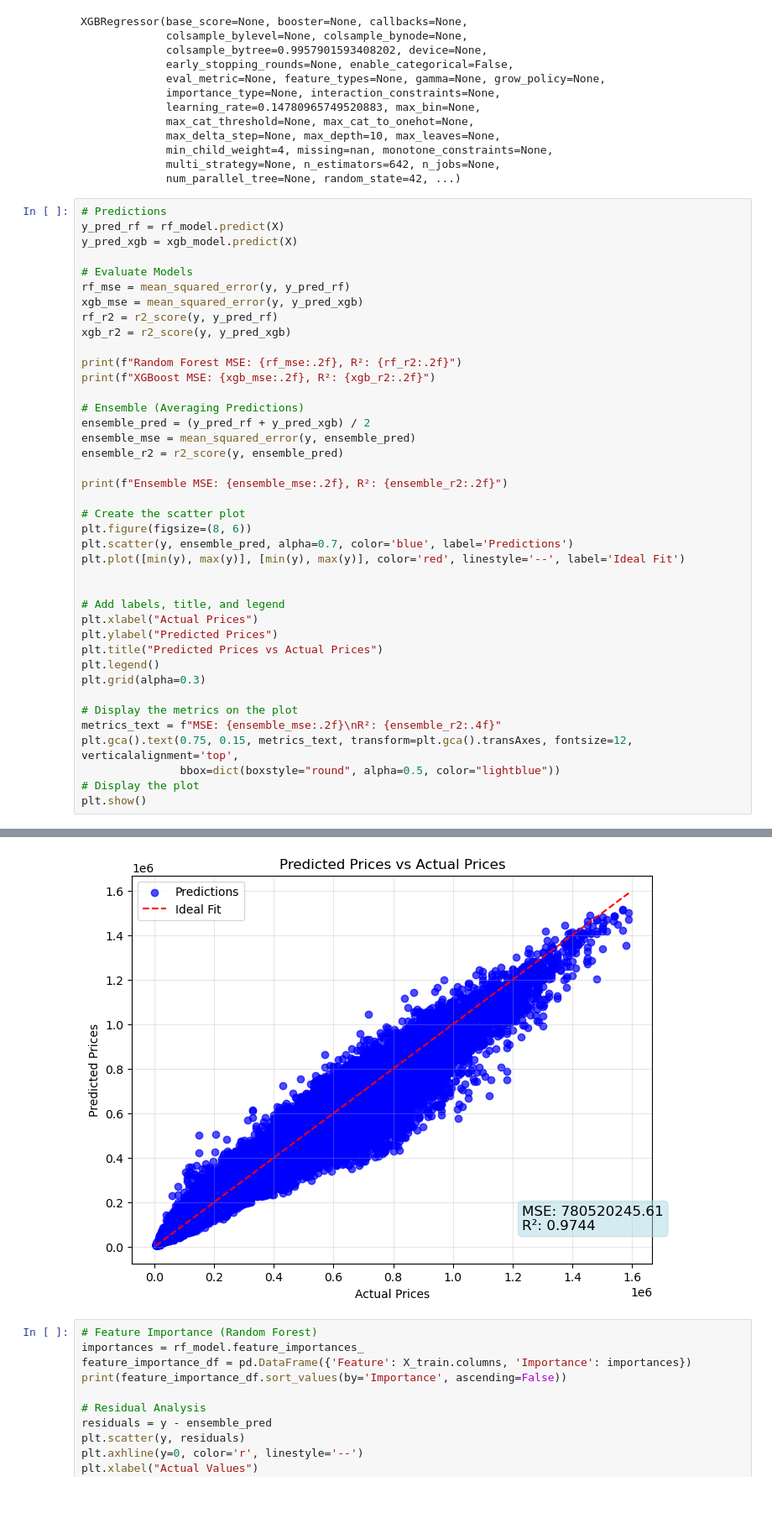
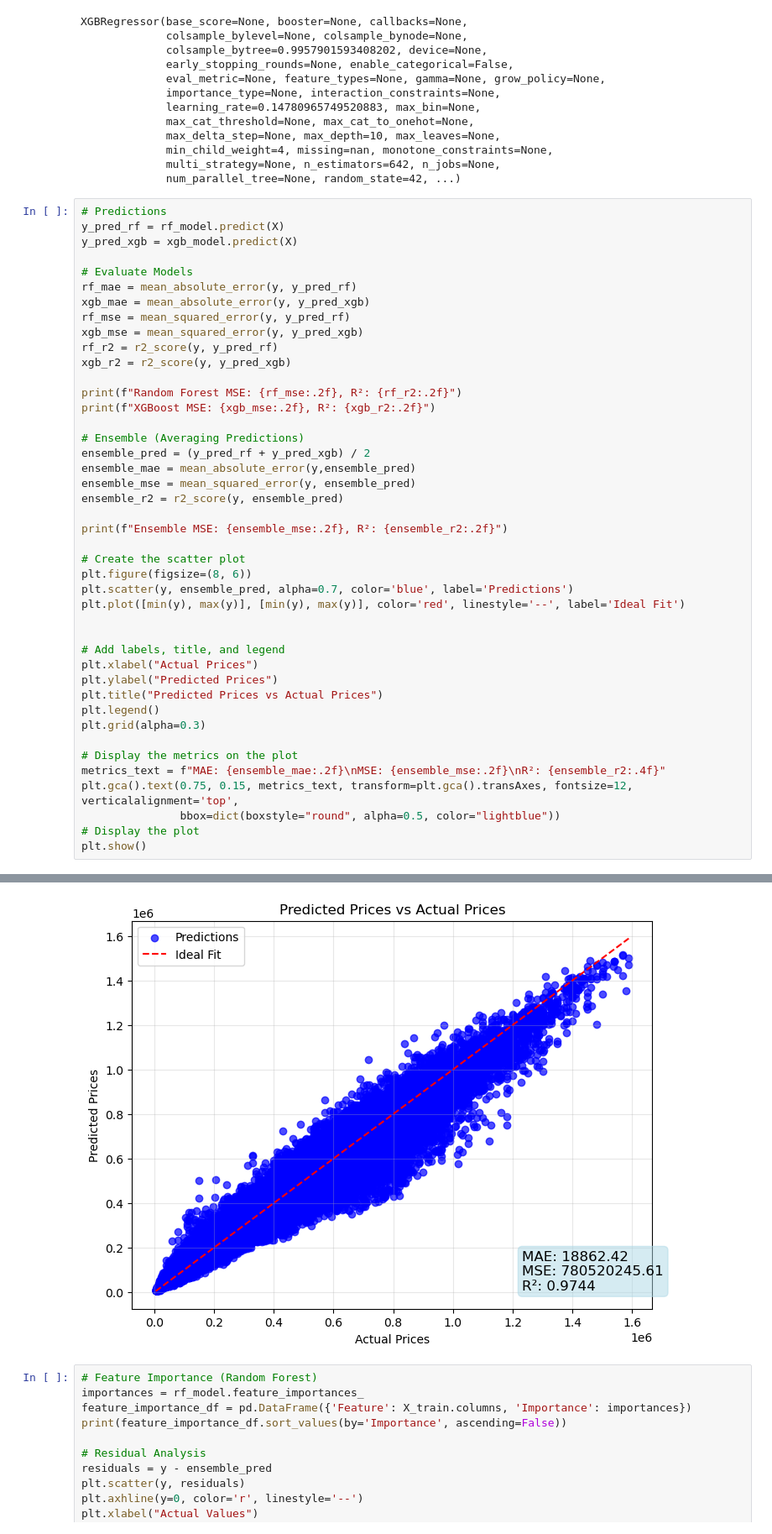
Before and after one commit to bossman2406/Housing-Prices-AI, a Jupyter notebook: price_prediction_all.ipynb, the cells around one changed output, grey strips where cells are left out. Shown: that part at 84% size. Drawn from its saved outputs; the diff is of its cells as text; blank space fills up the shorter version.

```diff
--- a/price_prediction_all.ipynb
+++ b/price_prediction_all.ipynb
@@ -260,6 +260,8 @@ y_pred_rf = rf_model.predict(X)
 y_pred_xgb = xgb_model.predict(X)
 
 # Evaluate Models
+rf_mae = mean_absolute_error(y, y_pred_rf)
+xgb_mae = mean_absolute_error(y, y_pred_xgb)
 rf_mse = mean_squared_error(y, y_pred_rf)
 xgb_mse = mean_squared_error(y, y_pred_xgb)
 rf_r2 = r2_score(y, y_pred_rf)
@@ -270,35 +272,36 @@ print(f"XGBoost MSE: {xgb_mse:.2f}, R²: {xgb_r2:.2f}")
 
 # Ensemble (Averaging Predictions)
 ensemble_pred = (y_pred_rf + y_pred_xgb) / 2
+ensemble_mae = mean_absolute_error(y,ensemble_pred)
 ensemble_mse = mean_squared_error(y, ensemble_pred)
 ensemble_r2 = r2_score(y, ensemble_pred)
 
 print(f"Ensemble MSE: {ensemble_mse:.2f}, R²: {ensemble_r2:.2f}")
 
 # Create the scatter plot
 plt.figure(figsize=(8, 6))
 plt.scatter(y, ensemble_pred, alpha=0.7, color='blue', label='Predictions')
 plt.plot([min(y), max(y)], [min(y), max(y)], color='red', linestyle='--', label='Ideal Fit')
 
 
 # Add labels, title, and legend
 plt.xlabel("Actual Prices")
 plt.ylabel("Predicted Prices")
 plt.title("Predicted Prices vs Actual Prices")
 plt.legend()
 plt.grid(alpha=0.3)
 
 # Display the metrics on the plot
-metrics_text = f"MSE: {ensemble_mse:.2f}\nR²: {ensemble_r2:.4f}"
+metrics_text = f"MAE: {ensemble_mae:.2f}\nMSE: {ensemble_mse:.2f}\nR²: {ensemble_r2:.4f}"
 plt.gca().text(0.75, 0.15, metrics_text, transform=plt.gca().transAxes, fontsize=12, verticalalignment='top',
                bbox=dict(boxstyle="round", alpha=0.5, color="lightblue"))
 # Display the plot
 plt.show()
 # %% [output]
 Random Forest MSE: 801198500.44, R²: 0.97
 XGBoost MSE: 813631226.52, R²: 0.97
 Ensemble MSE: 780520245.61, R²: 0.97
-[figure, old version]
+[figure, new version]
 # %%
 # Feature Importance (Random Forest)
 importances = rf_model.feature_importances_
```
Also changed, not shown: parts of 1 cell of this notebook, 4 other files.
